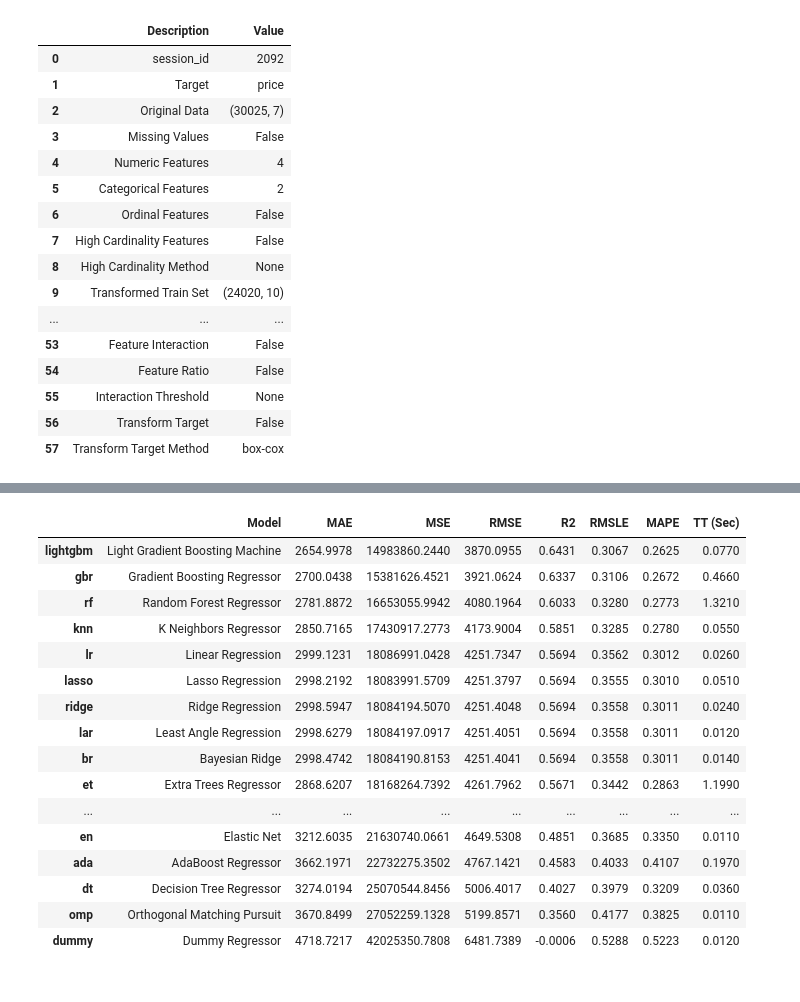
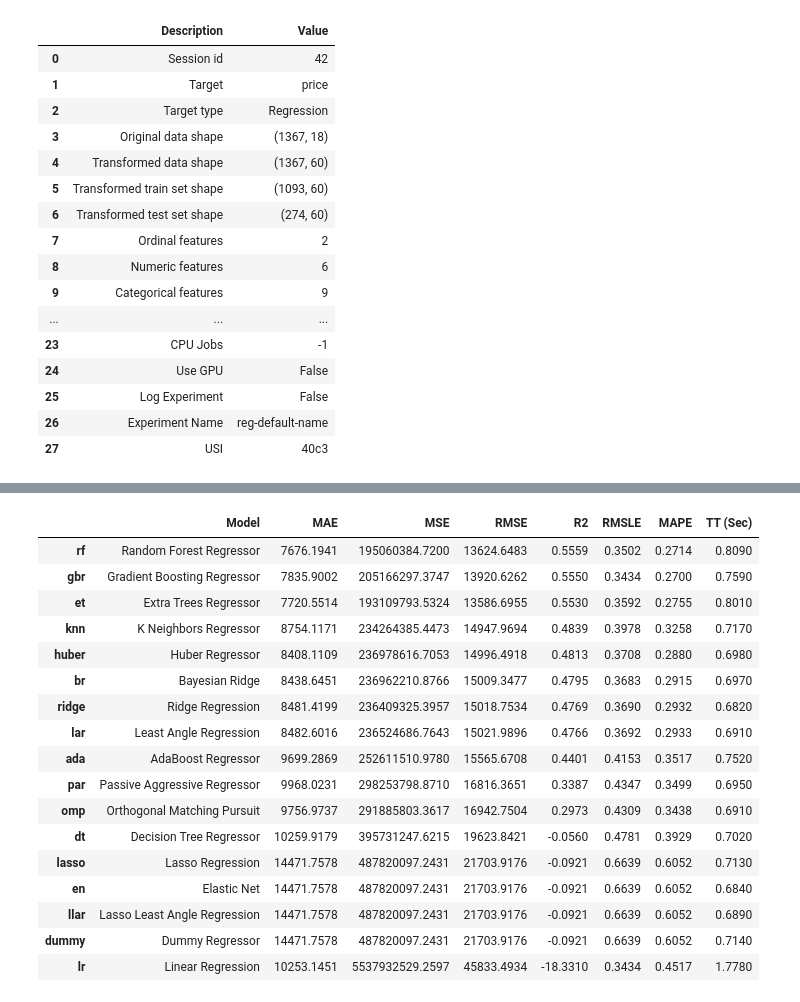
Before and after one commit to learonic/UA_rental_analysis, a Jupyter notebook: model.ipynb, the cells around one changed output, grey strips where cells are left out. Saved outputs shown, nothing was run; the diff lists cells and outputs as text; code cells hidden in the pictures.

```diff
--- a/model.ipynb
+++ b/model.ipynb
@@ -29,24 +35,25 @@ data_sel.drop_duplicates(inplace=True, ignore_index = True)
 data_sel.drop('building_height_floors', axis=1, inplace=True)
 # %%
-reg1 = setup(data = data_sel, target = 'price', normalize = True, train_size = 0.8)
+
+s = setup(data = data_sel, target = 'price', normalize = True, transform_target = True,train_size = 0.8, session_id=42)
 # %% [output]
 |  | Description | Value |
-| 0 | session_id | 2092 |
+| 0 | Session id | 42 |
 | 1 | Target | price |
-| 2 | Original Data | (30025, 7) |
-| 3 | Missing Values | False |
-| 4 | Numeric Features | 4 |
-| 5 | Categorical Features | 2 |
-| 6 | Ordinal Features | False |
-| 7 | High Cardinality Features | False |
-| 8 | High Cardinality Method | None |
-| 9 | Transformed Train Set | (24020, 10) |
+| 2 | Target type | Regression |
+| 3 | Original data shape | (1367, 18) |
+| 4 | Transformed data shape | (1367, 60) |
+| 5 | Transformed train set shape | (1093, 60) |
+| 6 | Transformed test set shape | (274, 60) |
+| 7 | Ordinal features | 2 |
+| 8 | Numeric features | 6 |
+| 9 | Categorical features | 9 |
 | ... | ... | ... |
-| 53 | Feature Interaction | False |
-| 54 | Feature Ratio | False |
-| 55 | Interaction Threshold | None |
-| 56 | Transform Target | False |
-| 57 | Transform Target Method | box-cox |
+| 23 | CPU Jobs | -1 |
+| 24 | Use GPU | False |
+| 25 | Log Experiment | False |
+| 26 | Experiment Name | reg-default-name |
+| 27 | USI | 40c3 |
 # %%
-best = compare_models(n_select = 5)
+best = compare_models()
 # %% [output]
@@ -53,17 +61,18 @@ best = compare_models(n_select = 5)
 |  | Model | MAE | MSE | RMSE | R2 | RMSLE | MAPE | TT (Sec) |
-| lightgbm | Light Gradient Boosting Machine | 2654.9978 | 14983860.2440 | 3870.0955 | 0.6431 | 0.3067 | 0.2625 | 0.0770 |
-| gbr | Gradient Boosting Regressor | 2700.0438 | 15381626.4521 | 3921.0624 | 0.6337 | 0.3106 | 0.2672 | 0.4660 |
-| rf | Random Forest Regressor | 2781.8872 | 16653055.9942 | 4080.1964 | 0.6033 | 0.3280 | 0.2773 | 1.3210 |
-| knn | K Neighbors Regressor | 2850.7165 | 17430917.2773 | 4173.9004 | 0.5851 | 0.3285 | 0.2780 | 0.0550 |
-| lr | Linear Regression | 2999.1231 | 18086991.0428 | 4251.7347 | 0.5694 | 0.3562 | 0.3012 | 0.0260 |
-| lasso | Lasso Regression | 2998.2192 | 18083991.5709 | 4251.3797 | 0.5694 | 0.3555 | 0.3010 | 0.0510 |
-| ridge | Ridge Regression | 2998.5947 | 18084194.5070 | 4251.4048 | 0.5694 | 0.3558 | 0.3011 | 0.0240 |
-| lar | Least Angle Regression | 2998.6279 | 18084197.0917 | 4251.4051 | 0.5694 | 0.3558 | 0.3011 | 0.0120 |
-| br | Bayesian Ridge | 2998.4742 | 18084190.8153 | 4251.4041 | 0.5694 | 0.3558 | 0.3011 | 0.0140 |
-| et | Extra Trees Regressor | 2868.6207 | 18168264.7392 | 4261.7962 | 0.5671 | 0.3442 | 0.2863 | 1.1990 |
-| ... | ... | ... | ... | ... | ... | ... | ... | ... |
-| en | Elastic Net | 3212.6035 | 21630740.0661 | 4649.5308 | 0.4851 | 0.3685 | 0.3350 | 0.0110 |
-| ada | AdaBoost Regressor | 3662.1971 | 22732275.3502 | 4767.1421 | 0.4583 | 0.4033 | 0.4107 | 0.1970 |
-| dt | Decision Tree Regressor | 3274.0194 | 25070544.8456 | 5006.4017 | 0.4027 | 0.3979 | 0.3209 | 0.0360 |
-| omp | Orthogonal Matching Pursuit | 3670.8499 | 27052259.1328 | 5199.8571 | 0.3560 | 0.4177 | 0.3825 | 0.0110 |
-| dummy | Dummy Regressor | 4718.7217 | 42025350.7808 | 6481.7389 | -0.0006 | 0.5288 | 0.5223 | 0.0120 |
+| rf | Random Forest Regressor | 7676.1941 | 195060384.7200 | 13624.6483 | 0.5559 | 0.3502 | 0.2714 | 0.8090 |
+| gbr | Gradient Boosting Regressor | 7835.9002 | 205166297.3747 | 13920.6262 | 0.5550 | 0.3434 | 0.2700 | 0.7590 |
+| et | Extra Trees Regressor | 7720.5514 | 193109793.5324 | 13586.6955 | 0.5530 | 0.3592 | 0.2755 | 0.8010 |
+| knn | K Neighbors Regressor | 8754.1171 | 234264385.4473 | 14947.9694 | 0.4839 | 0.3978 | 0.3258 | 0.7170 |
+| huber | Huber Regressor | 8408.1109 | 236978616.7053 | 14996.4918 | 0.4813 | 0.3708 | 0.2880 | 0.6980 |
+| br | Bayesian Ridge | 8438.6451 | 236962210.8766 | 15009.3477 | 0.4795 | 0.3683 | 0.2915 | 0.6970 |
+| ridge | Ridge Regression | 8481.4199 | 236409325.3957 | 15018.7534 | 0.4769 | 0.3690 | 0.2932 | 0.6820 |
+| lar | Least Angle Regression | 8482.6016 | 236524686.7643 | 15021.9896 | 0.4766 | 0.3692 | 0.2933 | 0.6910 |
+| ada | AdaBoost Regressor | 9699.2869 | 252611510.9780 | 15565.6708 | 0.4401 | 0.4153 | 0.3517 | 0.7520 |
+| par | Passive Aggressive Regressor | 9968.0231 | 298253798.8710 | 16816.3651 | 0.3387 | 0.4347 | 0.3499 | 0.6950 |
+| omp | Orthogonal Matching Pursuit | 9756.9737 | 291885803.3617 | 16942.7504 | 0.2973 | 0.4309 | 0.3438 | 0.6910 |
+| dt | Decision Tree Regressor | 10259.9179 | 395731247.6215 | 19623.8421 | -0.0560 | 0.4781 | 0.3929 | 0.7020 |
+| lasso | Lasso Regression | 14471.7578 | 487820097.2431 | 21703.9176 | -0.0921 | 0.6639 | 0.6052 | 0.7130 |
+| en | Elastic Net | 14471.7578 | 487820097.2431 | 21703.9176 | -0.0921 | 0.6639 | 0.6052 | 0.6840 |
+| llar | Lasso Least Angle Regression | 14471.7578 | 487820097.2431 | 21703.9176 | -0.0921 | 0.6639 | 0.6052 | 0.6890 |
+| dummy | Dummy Regressor | 14471.7578 | 487820097.2431 | 21703.9176 | -0.0921 | 0.6639 | 0.6052 | 0.7140 |
+| lr | Linear Regression | 10253.1451 | 5537932529.2597 | 45833.4934 | -18.3310 | 0.3434 | 0.4517 | 1.7780 |
```
Also changed, not shown: parts of 16 cells of this notebook, 9 other files.
